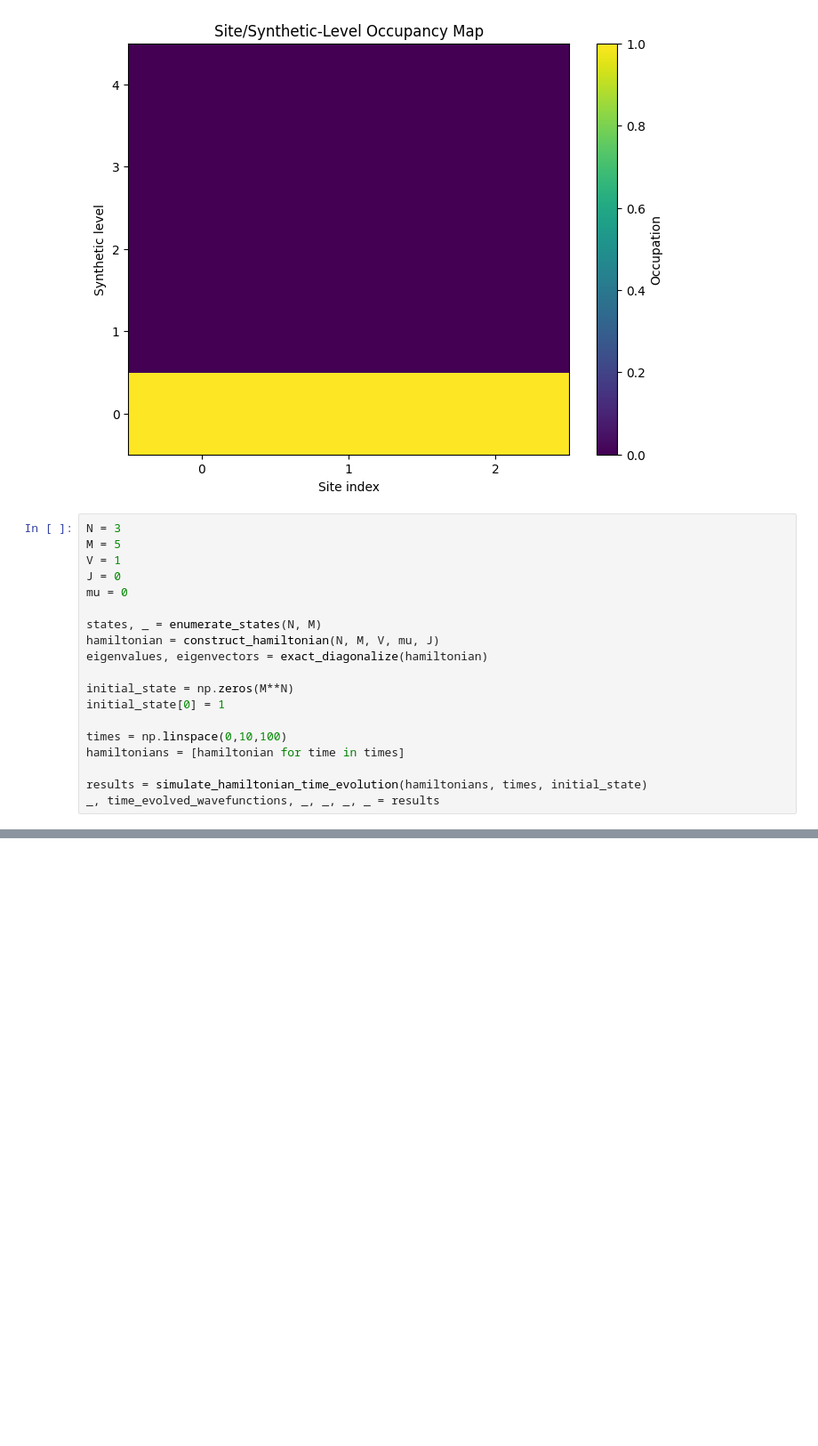
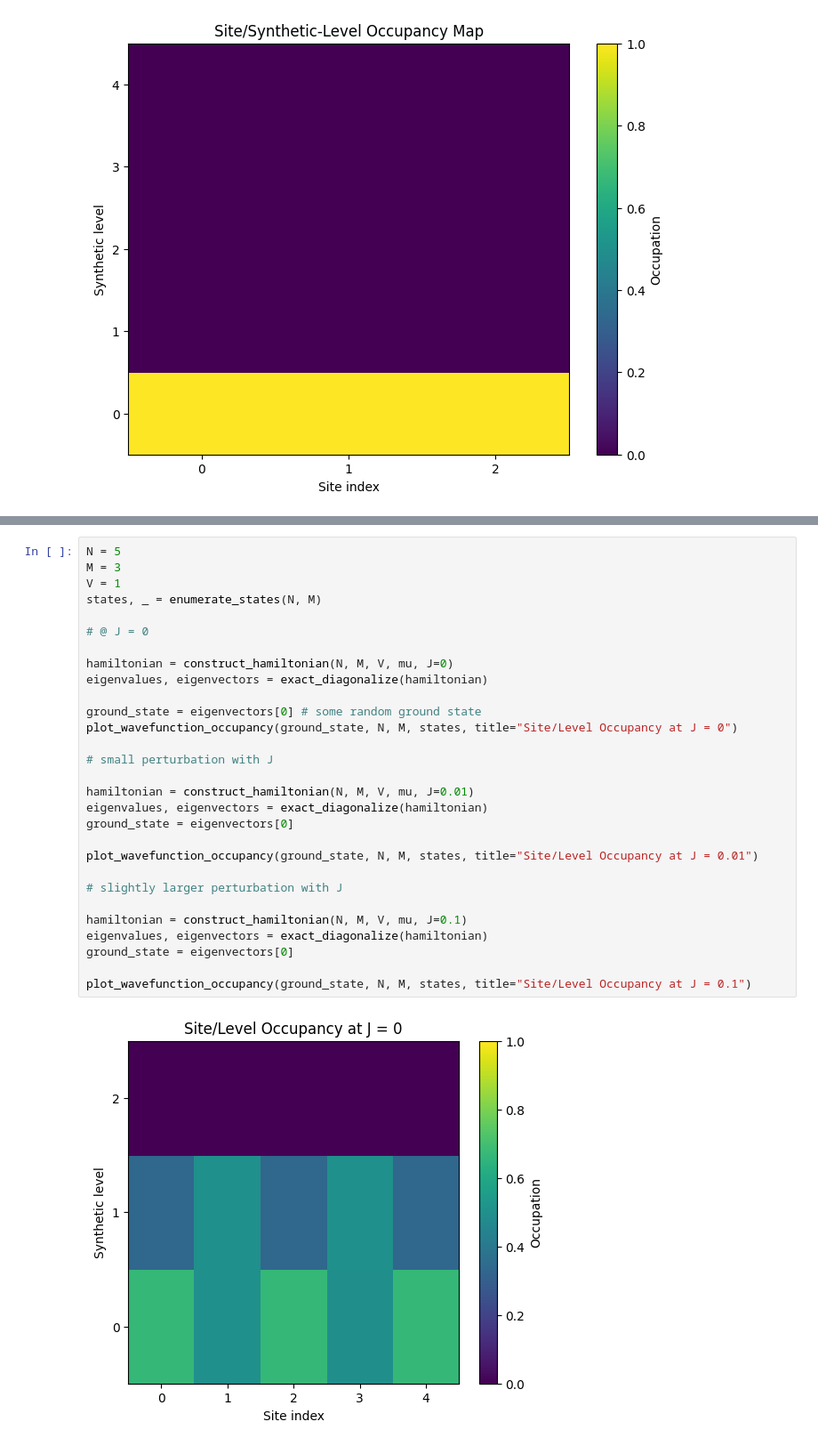
Before and after one commit to jwdesroches/synthetic_dimensions, a Jupyter notebook: quantum_dynamics/visualization_of_site_occupancies.ipynb, the cells around one changed output, grey strips where cells are left out. Shown at 89% size. Drawn from its saved outputs; the diff is of its cells as text; blank space fills up the shorter version.

```diff
--- a/quantum_dynamics/visualization_of_site_occupancies.ipynb
+++ b/quantum_dynamics/visualization_of_site_occupancies.ipynb
@@ -62,22 +100,3 @@ plt.yticks(ticks=np.arange(M), labels=M_locs)
 plt.show()
 # %% [output]
 [figure]
-# %%
-N = 3
-M = 5
-V = 1
-J = 0
-mu = 0
-
-states, _ = enumerate_states(N, M)
-hamiltonian = construct_hamiltonian(N, M, V, mu, J)
-eigenvalues, eigenvectors = exact_diagonalize(hamiltonian)
-
-initial_state = np.zeros(M**N)
-initial_state[0] = 1
-
-times = np.linspace(0,10,100)
-hamiltonians = [hamiltonian for time in times]
-
-results = simulate_hamiltonian_time_evolution(hamiltonians, times, initial_state)
-_, time_evolved_wavefunctions, _, _, _, _ = results
@@ -126,0 +103,31 @@ KeyboardInterrupt:
+# %%
+N = 5
+M = 3
+V = 1
+states, _ = enumerate_states(N, M)
+
+# @ J = 0
+
+hamiltonian = construct_hamiltonian(N, M, V, mu, J=0)
+eigenvalues, eigenvectors = exact_diagonalize(hamiltonian)
+
+ground_state = eigenvectors[0] # some random ground state
+plot_wavefunction_occupancy(ground_state, N, M, states, title="Site/Level Occupancy at J = 0")
+
+# small perturbation with J
+
+hamiltonian = construct_hamiltonian(N, M, V, mu, J=0.01)
+eigenvalues, eigenvectors = exact_diagonalize(hamiltonian)
+ground_state = eigenvectors[0]
+
+plot_wavefunction_occupancy(ground_state, N, M, states, title="Site/Level Occupancy at J = 0.01")
+
+# slightly larger perturbation with J
+
+hamiltonian = construct_hamiltonian(N, M, V, mu, J=0.1)
+eigenvalues, eigenvectors = exact_diagonalize(hamiltonian)
+ground_state = eigenvectors[0]
+
+plot_wavefunction_occupancy(ground_state, N, M, states, title="Site/Level Occupancy at J = 0.1")
+# %% [output]
+[figure, added]
```
Also changed, not shown: parts of 3 cells of this notebook, 4 other files.
